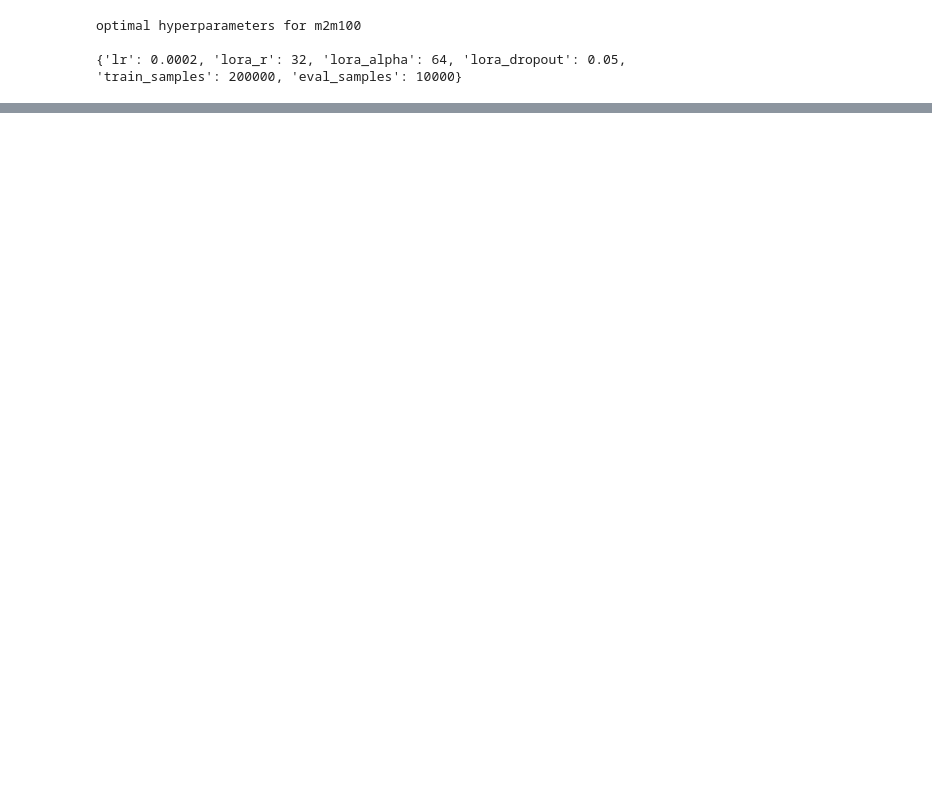
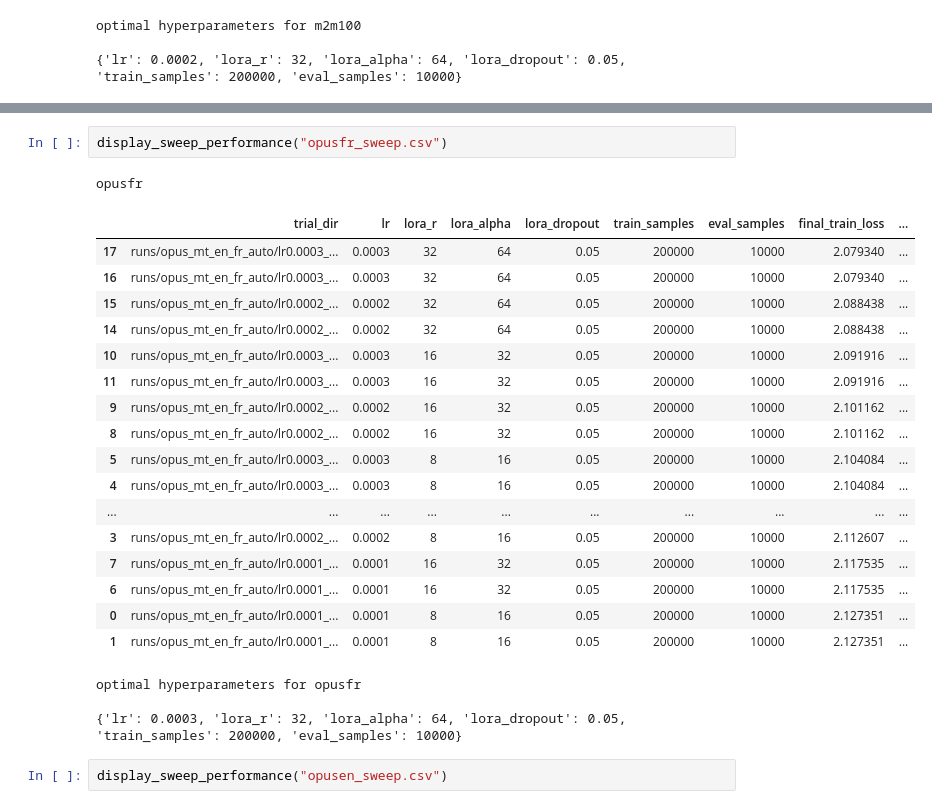
Before and after one commit to KevinCarr42/Translation-Fine-Tuning, a Jupyter notebook: sweep_evaluation.ipynb, the cells around one changed output, grey strips where cells are left out. Drawn from its saved outputs; the diff is of its cells as text; blank space fills up the shorter version.

Commit message:
updated evals for most model hyperparameters

```diff
--- a/sweep_evaluation.ipynb
+++ b/sweep_evaluation.ipynb
@@ -39,0 +80,26 @@ optimal hyperparameters for m2m100
+# %%
+display_sweep_performance("opusfr_sweep.csv")
+# %% [output]
+opusfr
+|  | trial_dir | lr | lora_r | lora_alpha | lora_dropout | train_samples | eval_samples | final_train_loss | ... |
+| 17 | runs/opus_mt_en_fr_auto/lr0.0003_... | 0.0003 | 32 | 64 | 0.05 | 200000 | 10000 | 2.079340 | ... |
+| 16 | runs/opus_mt_en_fr_auto/lr0.0003_... | 0.0003 | 32 | 64 | 0.05 | 200000 | 10000 | 2.079340 | ... |
+| 15 | runs/opus_mt_en_fr_auto/lr0.0002_... | 0.0002 | 32 | 64 | 0.05 | 200000 | 10000 | 2.088438 | ... |
+| 14 | runs/opus_mt_en_fr_auto/lr0.0002_... | 0.0002 | 32 | 64 | 0.05 | 200000 | 10000 | 2.088438 | ... |
+| 10 | runs/opus_mt_en_fr_auto/lr0.0003_... | 0.0003 | 16 | 32 | 0.05 | 200000 | 10000 | 2.091916 | ... |
+| 11 | runs/opus_mt_en_fr_auto/lr0.0003_... | 0.0003 | 16 | 32 | 0.05 | 200000 | 10000 | 2.091916 | ... |
+| 9 | runs/opus_mt_en_fr_auto/lr0.0002_... | 0.0002 | 16 | 32 | 0.05 | 200000 | 10000 | 2.101162 | ... |
+| 8 | runs/opus_mt_en_fr_auto/lr0.0002_... | 0.0002 | 16 | 32 | 0.05 | 200000 | 10000 | 2.101162 | ... |
+| 5 | runs/opus_mt_en_fr_auto/lr0.0003_... | 0.0003 | 8 | 16 | 0.05 | 200000 | 10000 | 2.104084 | ... |
+| 4 | runs/opus_mt_en_fr_auto/lr0.0003_... | 0.0003 | 8 | 16 | 0.05 | 200000 | 10000 | 2.104084 | ... |
+| ... | ... | ... | ... | ... | ... | ... | ... | ... | ... |
+| 3 | runs/opus_mt_en_fr_auto/lr0.0002_... | 0.0002 | 8 | 16 | 0.05 | 200000 | 10000 | 2.112607 | ... |
+| 7 | runs/opus_mt_en_fr_auto/lr0.0001_... | 0.0001 | 16 | 32 | 0.05 | 200000 | 10000 | 2.117535 | ... |
+| 6 | runs/opus_mt_en_fr_auto/lr0.0001_... | 0.0001 | 16 | 32 | 0.05 | 200000 | 10000 | 2.117535 | ... |
+| 0 | runs/opus_mt_en_fr_auto/lr0.0001_... | 0.0001 | 8 | 16 | 0.05 | 200000 | 10000 | 2.127351 | ... |
+| 1 | runs/opus_mt_en_fr_auto/lr0.0001_... | 0.0001 | 8 | 16 | 0.05 | 200000 | 10000 | 2.127351 | ... |
+optimal hyperparameters for opusfr
+
+{'lr': 0.0003, 'lora_r': 32, 'lora_alpha': 64, 'lora_dropout': 0.05, 'train_samples': 200000, 'eval_samples': 10000}
+# %%
+display_sweep_performance("opusen_sweep.csv")
```
Also changed, not shown: parts of 2 cells of this notebook.
